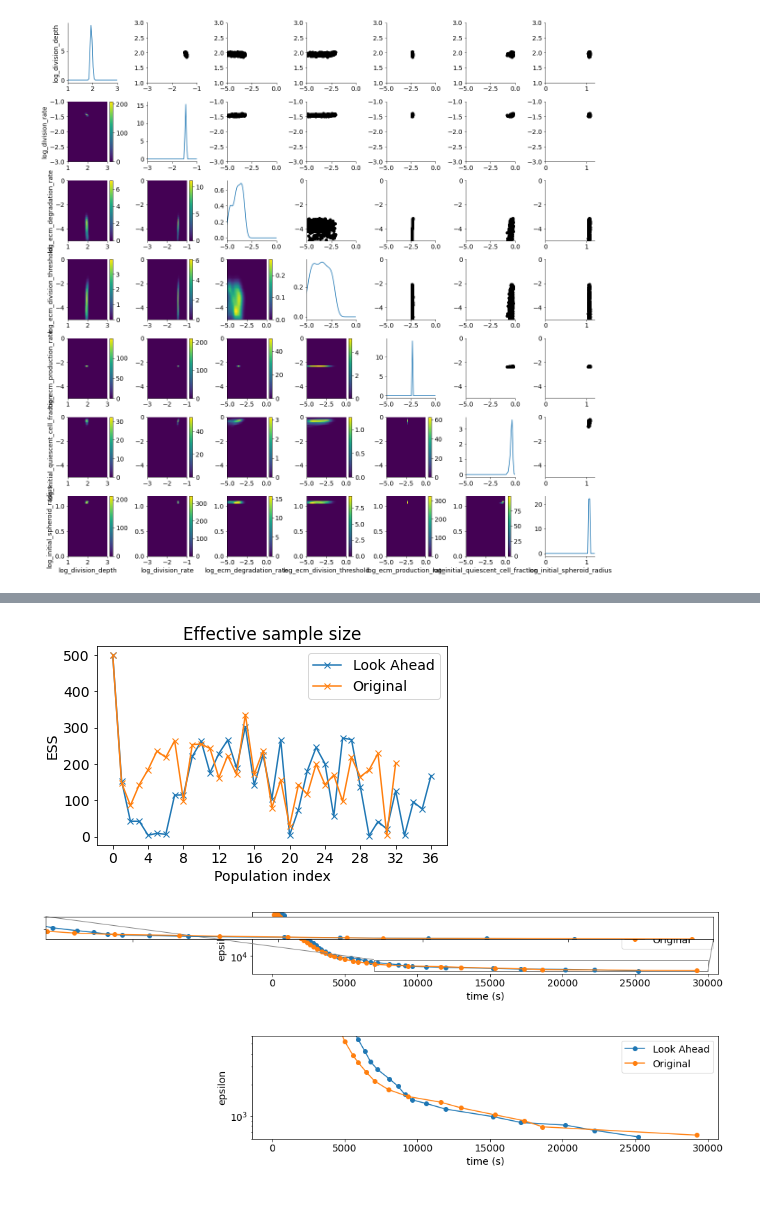
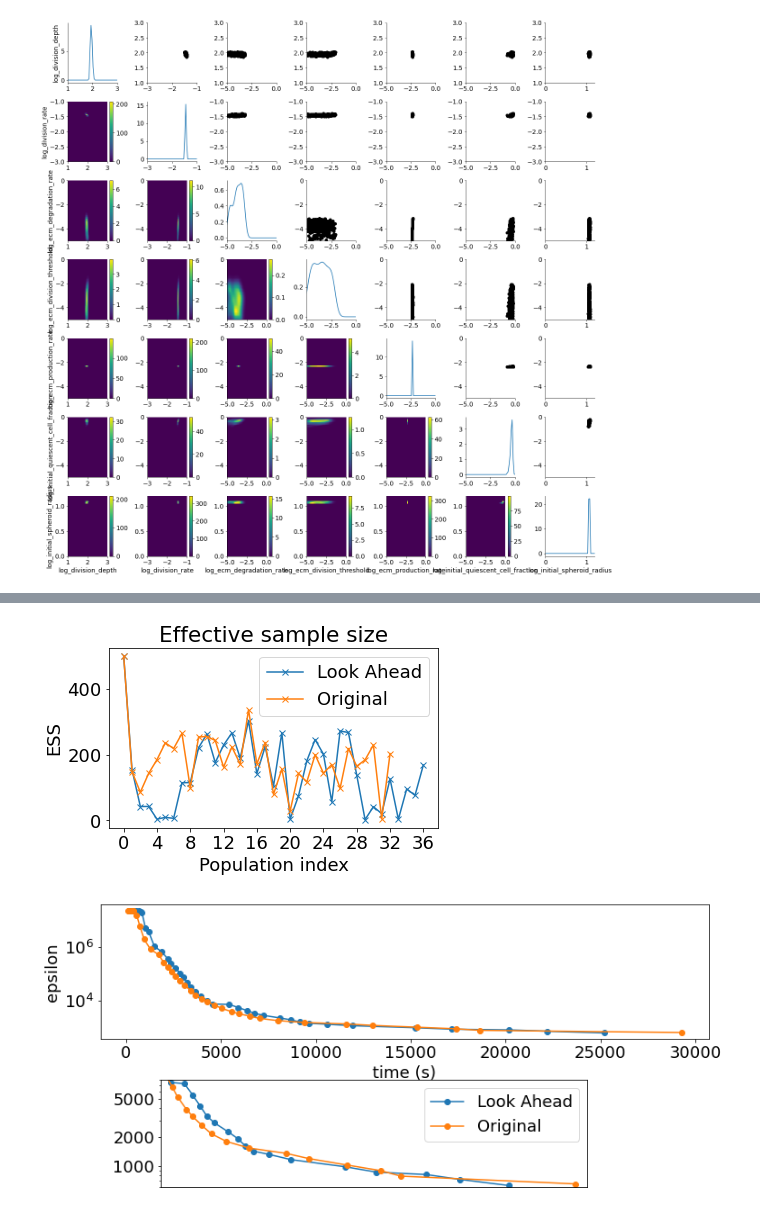
Before and after one commit to ICB-DCM/lookahead-study, a Jupyter notebook: models/Tumor/TumorVisualization.ipynb, the cells around one changed output, grey strips where cells are left out. Cells and saved outputs as stored; diff of their text form; code cells hidden in the pictures.

```diff
--- a/models/Tumor/TumorVisualization.ipynb
+++ b/models/Tumor/TumorVisualization.ipynb
@@ -98,6 +98,7 @@ for i in range(0,len(parameter_names)):
     ax.set_xticks(xticks)
     ax.set_xticklabels(xticks)
     ax.set_xlabel("Population index")
+    ax.set_ylabel(None)
 
 
 fig.tight_layout()
@@ -108,9 +109,12 @@ fig.savefig("/home/felipe/MTGraphics/Tumor/Tumor"+str(psize)+"CredibleIntervals"
 # %%
-fig, axes = plt.subplots(1,2, figsize=(12, 3))
+fig, axes = plt.subplots(2,1, figsize=(6, 6))
 
 xticks = [0]
 i=0
-while i < len(history_DLA.get_all_populations())-2:
+max_gen=max(len(history_DLA.get_all_populations()), len(history_ORI.get_all_populations()))-1
+print(max_gen)
+
+while i < max_gen-1:
     i=i+4
     xticks.append(i)
 
@@ -122,6 +126,7 @@ for i in [6]:
     show_mean=True, arr_ax = ax)
 
     ax.set_title("log(initial spheroid radius) - Look Ahead")
+    ax.set_xlim(xmin=0,xmax=max_gen)
     ax.set_xticks(xticks)
     ax.set_xticklabels(xticks)
     ax.set_ylabel(None)
@@ -135,6 +140,7 @@ for i in [6]:
 
 
     ax.set_title("log(initial spheroid radius) - Original")
+    ax.set_xlim(xmin=0,xmax=max_gen)
     ax.set_xticks(xticks)
     ax.set_ylabel(None)
     ax.set_xticklabels(xticks)
@@ -151,7 +158,7 @@ pyabc.visualization.plot_effective_sample_sizes([history_DLA, history_ORI], labe
 
 fig.savefig("/home/felipe/MTGraphics/Tumor/Tumor"+str(psize)+"EffSampleSize"+str(version)+".pdf")
 # %% [output]
-[figure, old version]
+[figure, new version]
 # %%
 DLADF = history_DLA.get_all_populations()
 starttime = DLADF["population_end_time"][0]
@@ -172,56 +179,42 @@ ORIDF.insert(2, "time_passed_s", new_col, True)
 # %%
 fig, axes = plt.subplots(2,1, figsize=(12,6))
 
 ax = axes[0]
 
 ax.plot(DLADF["time_passed_s"], DLADF["epsilon"], label = "Look Ahead", marker="o")
 ax.plot(ORIDF["time_passed_s"], ORIDF["epsilon"], label = "Original", marker="o")
 
 ax.set_yscale("log")
 ax.set_ylabel("epsilon")
 ax.set_xlabel("time (s)")
-ax.legend()
-
-
-
-
-from mpl_toolkits.axes_grid1.inset_locator import zoomed_inset_axes
-from mpl_toolkits.axes_grid1.inset_locator import mark_inset
-
-axins = zoomed_inset_axes(ax, 2)
-axins.plot(DLADF["time_passed_s"], DLADF["epsilon"], label = "Look Ahead", marker="o")
-axins.plot(ORIDF["time_passed_s"], ORIDF["epsilon"], label = "Original", marker="o")
-axins.set_xlim(7000, 30000)
-axins.set_ylim(600, 5000)
-plt.xticks(visible=False)
-plt.yticks(visible=False)
-mark_inset(ax, axins, loc1=2, loc2=4, fc="none", ec="0.5")
-
-box = ax.get_position()
-ax.set_position([box.x0, box.y0+0.4*box.height, box.width, box.height * 0.6])
-axins.set_position([box.x0, box.y0, box.width, box.height * 0.4])
-
 
 ax = axes[1]
 
 ax.plot(DLADF["time_passed_s"], DLADF["epsilon"], label = "Look Ahead", marker="o")
 ax.plot(ORIDF["time_passed_s"], ORIDF["epsilon"], label = "Original", marker="o")
 
 ax.set_yscale("log")
 
 from matplotlib.ticker import NullFormatter
 ax.yaxis.set_minor_formatter(NullFormatter())
 
-ax.set_ylim(ymin=600, ymax=6000)
+ax.set_ylim(ymin=600, ymax=8000)
 ax.get_yaxis().get_major_formatter().labelOnlyBase = False
-ax.set_ylabel("epsilon")
-ax.set_xlabel("time (s)")
+ax.set_ylabel(None)
+ax.set_yticks([1000,2000,5000])
+ax.set_yticklabels([1000,2000,5000])
+ax.set_xlim(xmin=4000, xmax=30000)
+ax.set_xlabel(None)
+ax.set_xticks([])
+
+box = ax.get_position()
+ax.set_position([box.x0+0.1*box.width, box.y0+0.1*box.height, 0.7*box.width, 0.8*box.height])
 
 ax.legend()
 
-fig.savefig("/home/felipe/MTGraphics/Tumor/Tumor"+str(psize)+"EpsilonOverTime"+str(version)+".pdf")
+fig.savefig("/home/felipe/MTGraphics/Tumor/Tumor"+str(psize)+"EpsilonOverTime"+str(version)+".jpg")
 # %% [output]
-[figure, old version]
+[figure, new version]
 # %%
 stat_df = pd.read_csv(path+"/TumorStats"+str(psize)+".csv")[1:]
 
```
Also changed, not shown: parts of 7 cells of this notebook, 10 other files.
